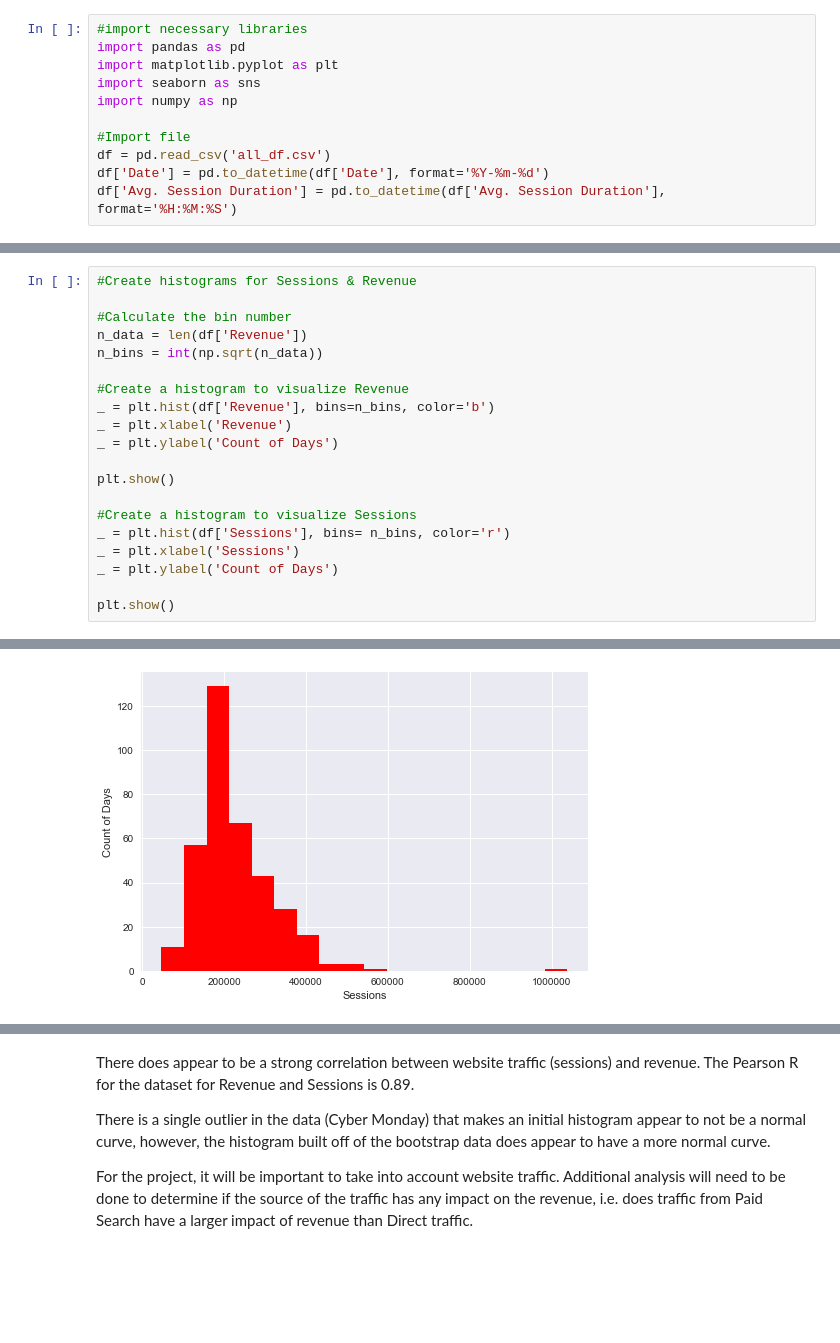
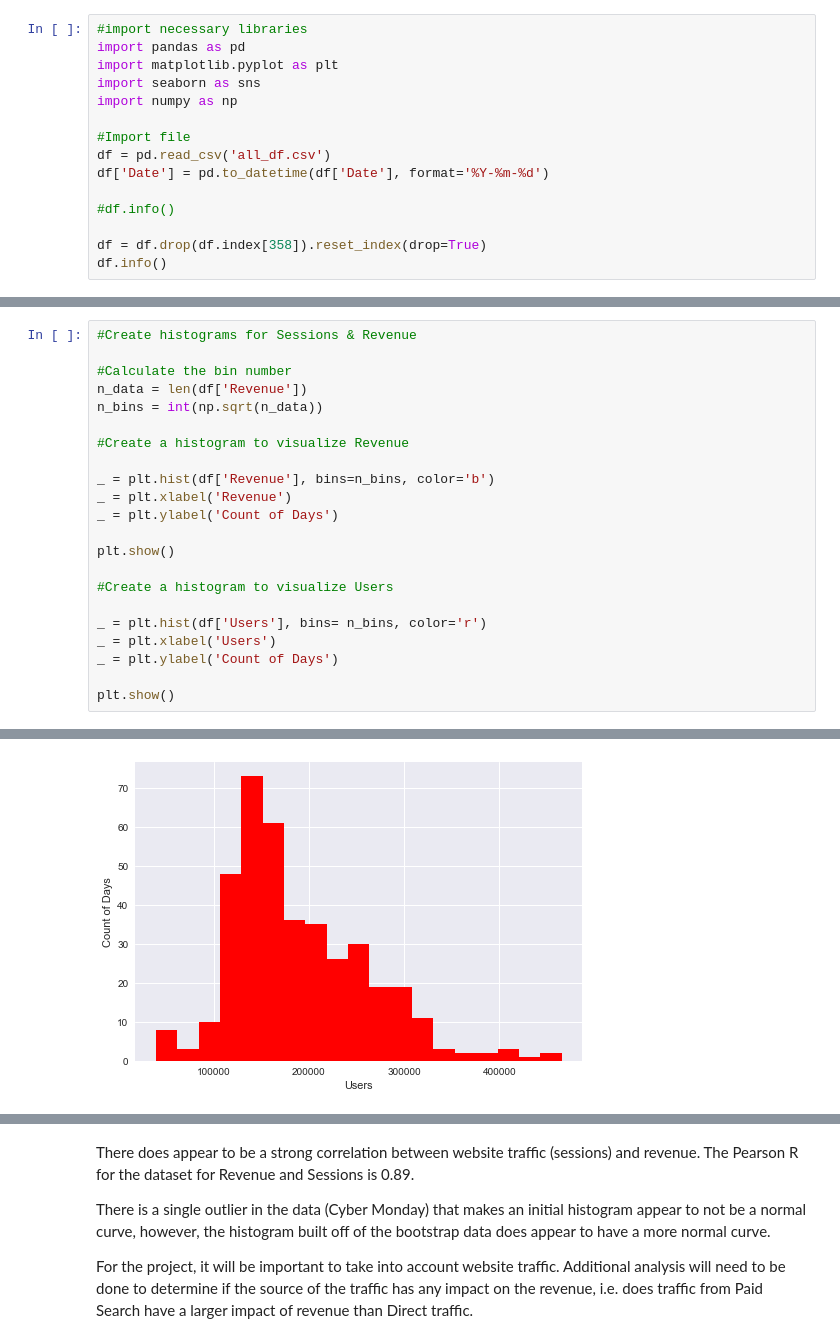
Before and after one commit to juliannarenaud/springboarddatasciencecourse, a Jupyter notebook: Project 1 Inferential Statistics.ipynb, the cells around one changed output, grey strips where cells are left out. Saved outputs shown, nothing was run; the diff lists cells and outputs as text; blank space fills up the shorter version.

```diff
--- a/Project 1 Inferential Statistics.ipynb
+++ b/Project 1 Inferential Statistics.ipynb
@@ -8,4 +8,8 @@ import numpy as np
 #Import file
 df = pd.read_csv('all_df.csv')
 df['Date'] = pd.to_datetime(df['Date'], format='%Y-%m-%d')
-df['Avg. Session Duration'] = pd.to_datetime(df['Avg. Session Duration'], format='%H:%M:%S')
+
+#df.info()
+
+df = df.drop(df.index[358]).reset_index(drop=True)
+df.info()
@@ -39,15 +61,17 @@ n_data = len(df['Revenue'])
 n_bins = int(np.sqrt(n_data))
 
 #Create a histogram to visualize Revenue
+
 _ = plt.hist(df['Revenue'], bins=n_bins, color='b')
 _ = plt.xlabel('Revenue')
 _ = plt.ylabel('Count of Days')
 
 plt.show()
 
-#Create a histogram to visualize Sessions
-_ = plt.hist(df['Sessions'], bins= n_bins, color='r')
-_ = plt.xlabel('Sessions')
+#Create a histogram to visualize Users
+
+_ = plt.hist(df['Users'], bins= n_bins, color='r')
+_ = plt.xlabel('Users')
 _ = plt.ylabel('Count of Days')
 
 plt.show()
@@ -56,4 +80,4 @@ plt.show()
-[figure, old version]
+[figure, new version]
 # %%
 #Create a histogram to visualize Revenue using the log
 _ = plt.hist(np.log(df['Revenue']), bins=n_bins, color='b')
```
Also changed, not shown: parts of 32 cells of this notebook.
